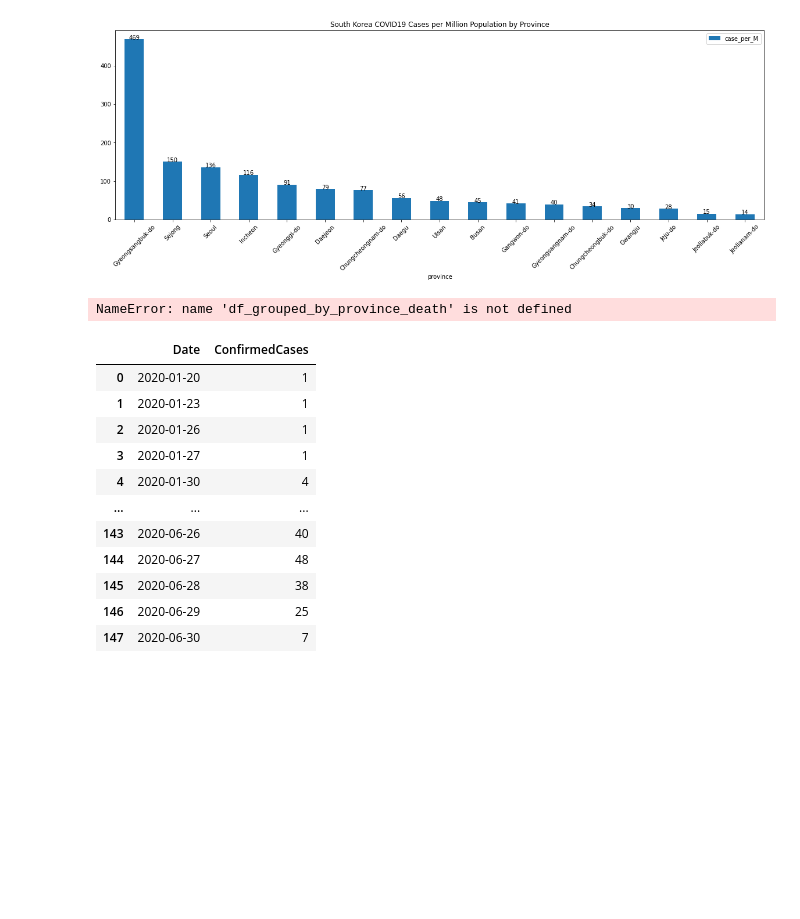
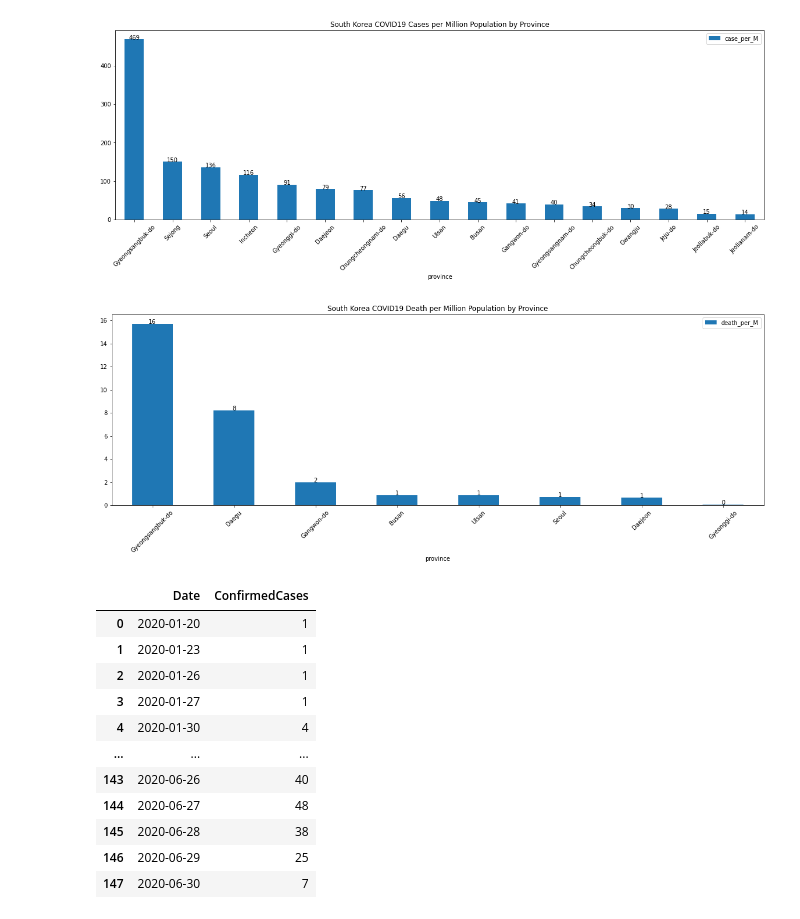
Before and after one commit to Wenjun-Mao/COVID-19-in-South-Korea-SIADS-591-Milestone-I, a Jupyter notebook: wjmao.ipynb, the cells around one changed output. Drawn from its saved outputs; the diff is of its cells as text; code cells hidden in the pictures; blank space fills up the shorter version.

```diff
--- a/wjmao.ipynb
+++ b/wjmao.ipynb
@@ -381,18 +381,22 @@ fig = px.treemap(df_deceased_grouped, path=['Country', 'province', 'city'], valu
 fig.update_layout(width=1200, height = 600, template='seaborn')
 fig.show()
 # %%
-df_deceased_grouped['death_per_M'] = df_deceased_grouped['counts'] / df_deceased_grouped['province_population_in_M']
+df_deceased_groupby_province = df_deceased.groupby(by=['province']) \
+        .agg({'patient_id':'count', 'province_population_in_M':'mean'}) \
+        .reset_index().rename(columns = {'patient_id':'counts'})
 
-df_grouped_by_province_death.sort_values(by = ['death_per_M'], inplace = True, ascending=False)
+df_deceased_groupby_province['death_per_M'] = df_deceased_groupby_province['counts'] / df_deceased_groupby_province['province_population_in_M']
 
-barchart = df_grouped_by_province_death.plot(x = 'province', y = 'death_per_M', kind = 'bar', figsize = (20,6),
+df_deceased_groupby_province.sort_values(by = ['death_per_M'], inplace = True, ascending=False)
+
+barchart = df_deceased_groupby_province.plot(x = 'province', y = 'death_per_M', kind = 'bar', figsize = (20,6),
                                         title = 'South Korea COVID19 Death per Million Population by Province')
 barchart.tick_params(axis = 'x', labelrotation=45)
-for index, num in enumerate(df_grouped_by_province_death['death_per_M']):
+for index, num in enumerate(df_deceased_groupby_province['death_per_M']):
     num_rounded_int = int(np.round(num))
     barchart.text(index, num, str(num_rounded_int), horizontalalignment = 'center')
 # %% [output]
-NameError: name 'df_grouped_by_province_death' is not defined
+[figure, added]
 # %%
 df_daily_confirm = df.groupby(by=['confirmed_date']).count()['patient_id'].reset_index(name='ConfirmedCases')
 df_daily_confirm.rename(columns={'confirmed_date':'Date'}, inplace = True)
```
